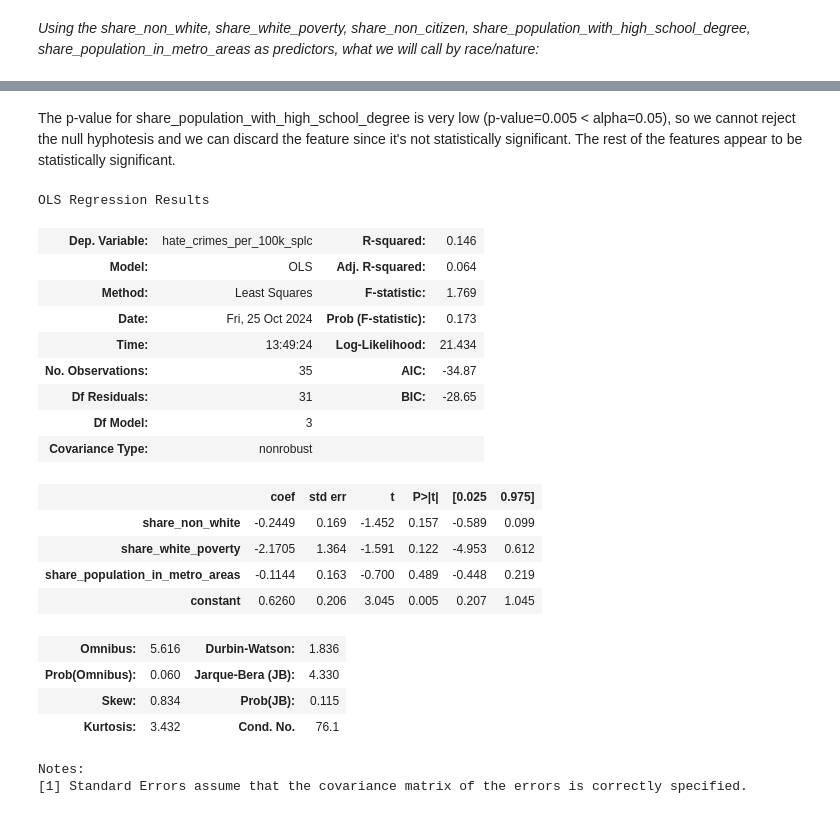
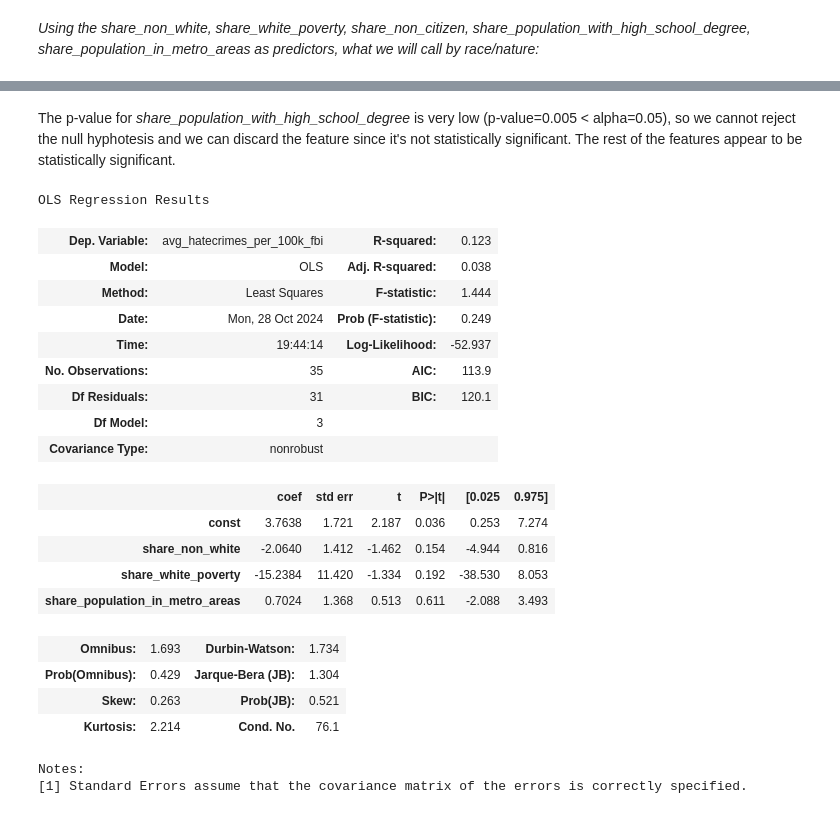
Before and after one commit to TheFrankdalorian/IMT_574, a Jupyter notebook: Week5/Homework/5.8_Midterm_Problem2.ipynb, the cells around one changed output, grey strips where cells are left out. Saved outputs shown, nothing was run; the diff lists cells and outputs as text; code cells hidden in the pictures.

```diff
--- a/Week5/Homework/5.8_Midterm_Problem2.ipynb
+++ b/Week5/Homework/5.8_Midterm_Problem2.ipynb
@@ -224,0 +113,6 @@ For hate crimes in 2016, according to the SPLC:
+# %%
+#Outcome or label variable (Hate Crimes per FBI)
+y = df_crime.avg_hatecrimes_per_100k_fbi
+#Features or predictor variables
+X = df_crime['gini_index']
+X=sm.add_constant(X)
@@ -224,0 +157,17 @@ For hate crimes in 2016, according to the SPLC:
+# %%
+#Outcome or label variable (Hate Crimes per FBI)
+y = df_crime.hate_crimes_per_100k_splc
+
+#Features or predictor variables
+X = df_crime['gini_index']
+X=sm.add_constant(X)
+
+#Splitting the dataset in training(70%) and testing (30%) data
+X_train, X_test, y_train, y_test = train_test_split(X, y, test_size=0.3, random_state=20)
+
+#Trainig the model
+lr_model_SLPC = sm.OLS(y_train, X_train).fit()
+
+#Testing the model
+y_pred_SLPC = lr_model_SLPC.predict(X_test)
+get_metrics(y_test, y_pred_SLPC,"Scores for Linear Regression model to predict the hate_crimes_per_100k_splc label, using gini_index as feature:")
@@ -226,11 +192,13 @@ For hate crimes in 2016, according to the SPLC:
 *Using the share_non_white, share_white_poverty, share_non_citizen, share_population_with_high_school_degree, share_population_in_metro_areas as predictors, what we will call by race/nature:*
 # %%
 #Outcome or label variable
-y_race = df2.hate_crimes_per_100k_splc
+y = df_crime.avg_hatecrimes_per_100k_fbi
+
 #Features or predictor variables
-X_race = df2[['share_non_white','share_white_poverty','share_population_with_high_school_degree', 'share_population_in_metro_areas','constant' ]]
+X = df_crime[['share_non_white','share_white_poverty','share_population_with_high_school_degree', 'share_population_in_metro_areas' ]]
+X= sm.add_constant(X)
 # %%
 #Splitting the dataset in training(70%) and testing (30%) data
-X_train_race, X_test_race, y_train_race, y_test_race = train_test_split(X_race, y_race, test_size=0.3, random_state=20)
+X_train, X_test, y_train, y_test = train_test_split(X, y, test_size=0.3, random_state=20)
 # %%
 #Trainig the model
@@ -261,34 +229,37 @@ OLS Regression Results
 Notes:
 [1] Standard Errors assume that the covariance matrix of the errors is correctly specified.
 # %% [markdown]
-The p-value for share_population_with_high_school_degree is very low (p-value=0.005 < alpha=0.05), so we cannot reject the null hyphotesis and we can discard the feature since it's not statistically significant. The rest of the features appear to be statistically significant.
+The p-value for *share_population_with_high_school_degree* is very low (p-value=0.005 < alpha=0.05), so we cannot reject the null hyphotesis and we can discard the feature since it's not statistically significant. The rest of the features appear to be statistically significant.
 # %%
-X_race = df2[['share_non_white','share_white_poverty', 'share_population_in_metro_areas','constant' ]]
+#Resplitting dataset, discarding high school degree data
+y = df_crime.avg_hatecrimes_per_100k_fbi
+X = df_crime[['share_non_white','share_white_poverty', 'share_population_in_metro_areas' ]]
+X= sm.add_constant(X)
 #Splitting the dataset in training(70%) and testing (30%) data
-X_train_race, X_test_race, y_train_race, y_test_race, = train_test_split(X_race, y_race, test_size=0.3, random_state=20)
+X_train, X_test, y_train, y_test, = train_test_split(X, y, test_size=0.3, random_state=20)
 #Trainig the model
-lr_model_race = sm.OLS(y_train_race, X_train_race,).fit()
+lr_model_race = sm.OLS(y_train, X_train,).fit()
 lr_model_race.summary()
 # %% [output]
 OLS Regression Results
-| Dep. Variable: | hate_crimes_per_100k_splc | R-squared: | 0.146 |
-| Model: | OLS | Adj. R-squared: | 0.064 |
-| Method: | Least Squares | F-statistic: | 1.769 |
-| Date: | Fri, 25 Oct 2024 | Prob (F-statistic): | 0.173 |
-| Time: | 13:49:24 | Log-Likelihood: | 21.434 |
-| No. Observations: | 35 | AIC: | -34.87 |
-| Df Residuals: | 31 | BIC: | -28.65 |
+| Dep. Variable: | avg_hatecrimes_per_100k_fbi | R-squared: | 0.123 |
+| Model: | OLS | Adj. R-squared: | 0.038 |
+| Method: | Least Squares | F-statistic: | 1.444 |
+| Date: | Mon, 28 Oct 2024 | Prob (F-statistic): | 0.249 |
+| Time: | 19:44:14 | Log-Likelihood: | -52.937 |
+| No. Observations: | 35 | AIC: | 113.9 |
+| Df Residuals: | 31 | BIC: | 120.1 |
 | Df Model: | 3 |  |  |
 | Covariance Type: | nonrobust |  |  |
 |  | coef | std err | t | P>|t| | [0.025 | 0.975] |
-| share_non_white | -0.2449 | 0.169 | -1.452 | 0.157 | -0.589 | 0.099 |
-| share_white_poverty | -2.1705 | 1.364 | -1.591 | 0.122 | -4.953 | 0.612 |
-| share_population_in_metro_areas | -0.1144 | 0.163 | -0.700 | 0.489 | -0.448 | 0.219 |
-| constant | 0.6260 | 0.206 | 3.045 | 0.005 | 0.207 | 1.045 |
+| const | 3.7638 | 1.721 | 2.187 | 0.036 | 0.253 | 7.274 |
+| share_non_white | -2.0640 | 1.412 | -1.462 | 0.154 | -4.944 | 0.816 |
+| share_white_poverty | -15.2384 | 11.420 | -1.334 | 0.192 | -38.530 | 8.053 |
+| share_population_in_metro_areas | 0.7024 | 1.368 | 0.513 | 0.611 | -2.088 | 3.493 |
-| Omnibus: | 5.616 | Durbin-Watson: | 1.836 |
-| Prob(Omnibus): | 0.060 | Jarque-Bera (JB): | 4.330 |
-| Skew: | 0.834 | Prob(JB): | 0.115 |
-| Kurtosis: | 3.432 | Cond. No. | 76.1 |
+| Omnibus: | 1.693 | Durbin-Watson: | 1.734 |
+| Prob(Omnibus): | 0.429 | Jarque-Bera (JB): | 1.304 |
+| Skew: | 0.263 | Prob(JB): | 0.521 |
+| Kurtosis: | 2.214 | Cond. No. | 76.1 |
 Notes:
 [1] Standard Errors assume that the covariance matrix of the errors is correctly specified.
 # %%
```
Also changed, not shown: parts of 70 cells of this notebook, 1 other file.
